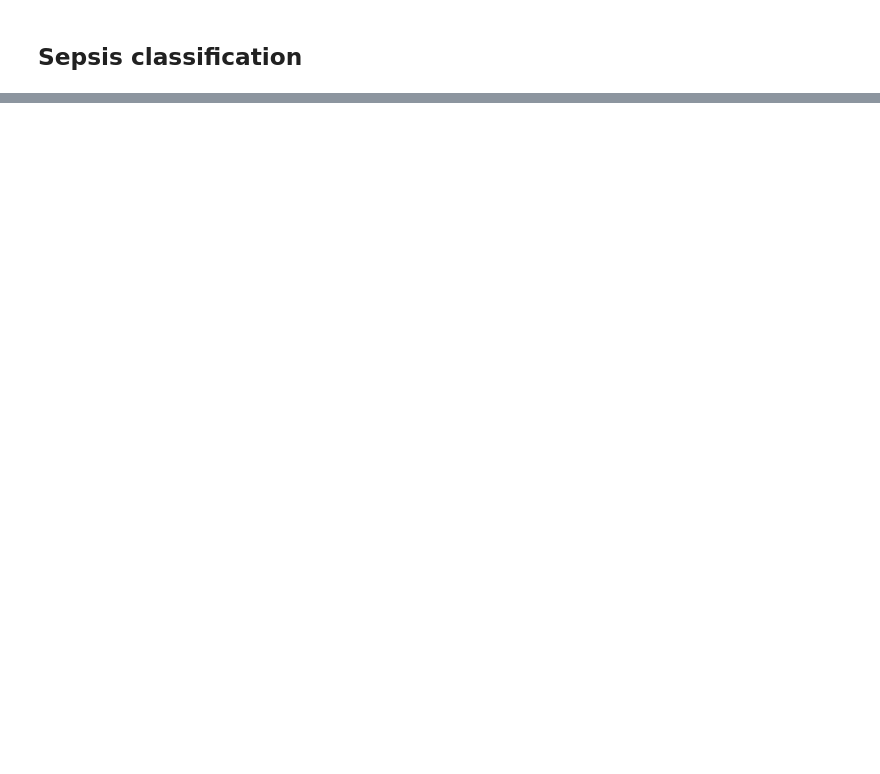
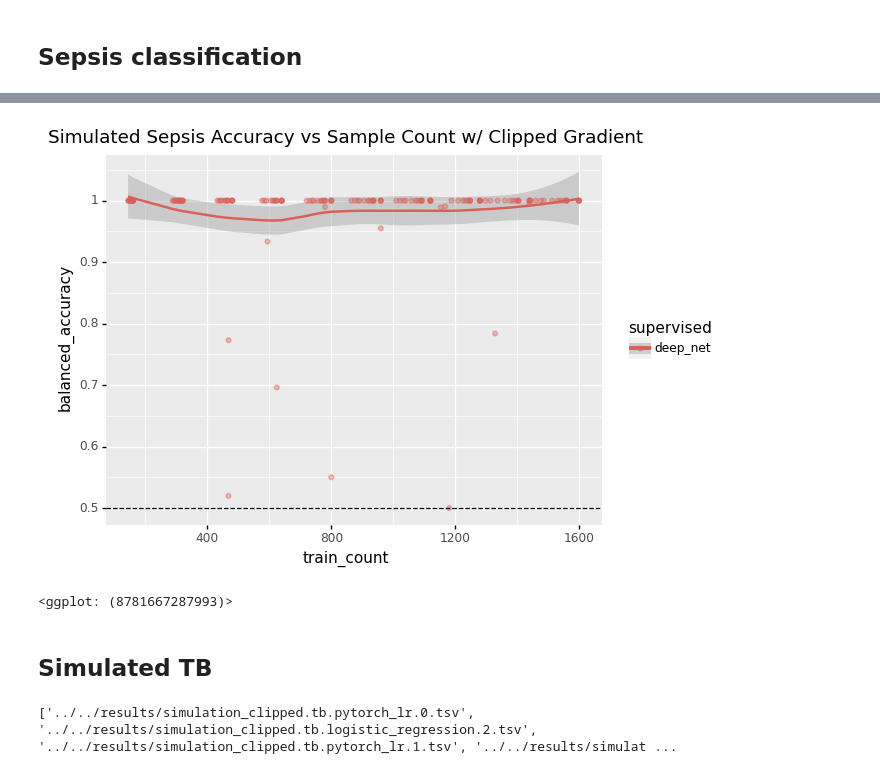
Before and after one commit to greenelab/linear_signal, a Jupyter notebook: notebook/analysis/simulation_results.ipynb, the cells around one changed output, grey strips where cells are left out. Cells and saved outputs as stored; diff of their text form; code cells hidden in the pictures; blank space fills up the shorter version.

```diff
--- a/notebook/analysis/simulation_results.ipynb
+++ b/notebook/analysis/simulation_results.ipynb
@@ -107,0 +84,18 @@ plot
+# %%
+plot = ggplot(sepsis_metrics[sepsis_metrics['supervised'] == 'deep_net'], aes(x='train_count', y='balanced_accuracy', color='supervised'))
+plot += geom_smooth()
+plot += geom_point(alpha=.4)
+plot += geom_hline(yintercept=.5, linetype='dashed')
+plot += ggtitle('Simulated Sepsis Accuracy vs Sample Count w/ Clipped Gradient')
+plot
+# %% [output]
+[figure, added]
+<ggplot: (8781667287993)>
+# %% [markdown]
+## Simulated TB
+# %%
+in_files = glob.glob('../../results/simulation_clipped.tb*.tsv')
+in_files = [file for file in in_files if 'be_corrected' not in file]
+print(in_files[:5])
+# %% [output]
+['../../results/simulation_clipped.tb.pytorch_lr.0.tsv', '../../results/simulation_clipped.tb.logistic_regression.2.tsv', '../../results/simulation_clipped.tb.pytorch_lr.1.tsv', '../../results/simulat ...
```
Also changed, not shown: parts of 17 cells of this notebook.
